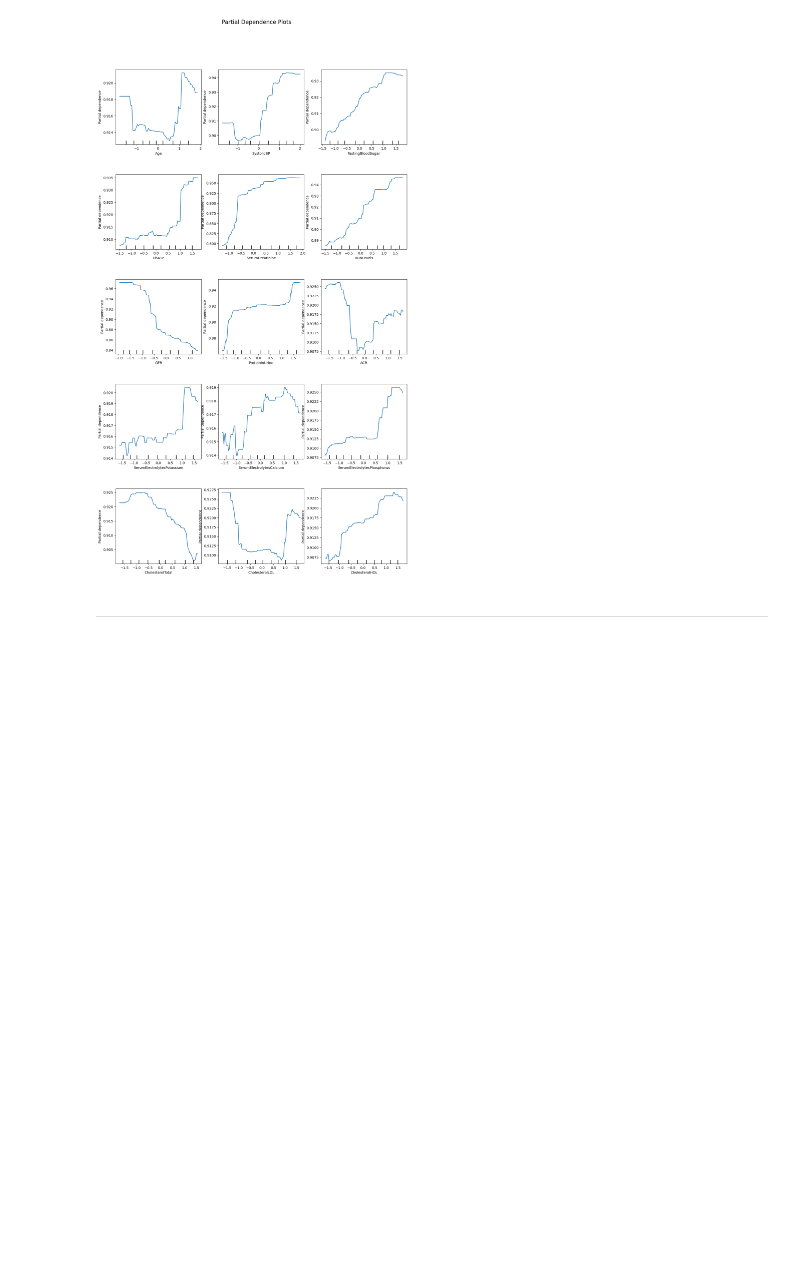
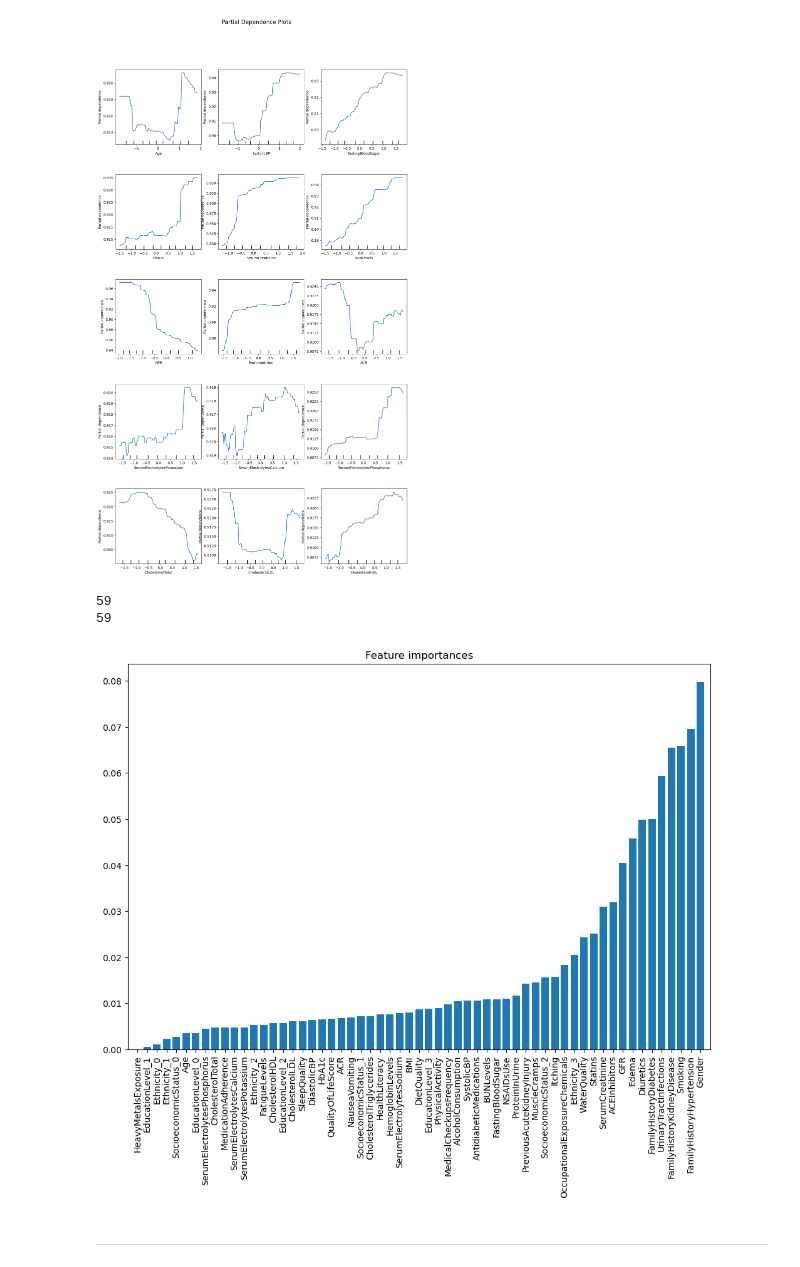
Before and after one commit to anjali-deshpande-hub/chronic_kidney_disease, a Jupyter notebook: src/CKD.ipynb, the cells around one changed output. Saved outputs shown, nothing was run; the diff lists cells and outputs as text; code cells hidden in the pictures; blank space fills up the shorter version.

```diff
--- a/src/CKD.ipynb
+++ b/src/CKD.ipynb
@@ -1044,6 +1045,31 @@ def plot_partial_dependence_plots(pipeline, X_test, num_of_features=10):
 
     # Plot partial dependence
     plot_partial_plots(pipeline, X_test_transformed, features, feature_names)
+
+
+def plot_feature_importance(pipeline):
+    model = pipeline.named_steps['classifier']
+    # Check if the model has feature_importances_ attribute
+    if not hasattr(model, 'feature_importances_'):
+        print("This classifier doesn't have feature_importances_ attribute")
+        return
+
+    importances = model.feature_importances_
+    indices = np.argsort(importances)
+    feature_names = num_cols + list(pipeline.named_steps['preprocessing'].transformers_[1][1].named_steps['one_hot'].get_feature_names_out()) + remainder_cols
+    # Ensure feature names match importances length
+    if len(feature_names) != len(importances):
+        print("Mismatch between feature names and importances length")
+        return
+
+    len_feature_names = len(feature_names)
+    # Plot the feature importances
+    plt.figure(figsize=(12, 8))
+    plt.title("Feature importances")
+    plt.bar(range(len_feature_names), importances[indices], align="center")
+    plt.xticks(range(len_feature_names), np.array(feature_names)[indices], rotation=90)
+    plt.xlim([-1, len_feature_names])
+    plt.show()
 # %% [markdown]
 ## Principle Component Analysis
 # %% [markdown]
@@ -1456,6 +1486,12 @@ plot_permutation_importance(best_xgboost_pipeline, X_test, y_test)
 plot_partial_dependence_plots(best_xgboost_pipeline, X_test, 15)
 # %% [output]
 [figure]
+# %%
+plot_feature_importance(best_xgboost_pipeline)
+# %% [output]
+59
+59
+[figure, added]
 # %% [markdown]
 *******************************************************************************************
 # %% [markdown]
```
Also changed, not shown: parts of 3 cells of this notebook.
